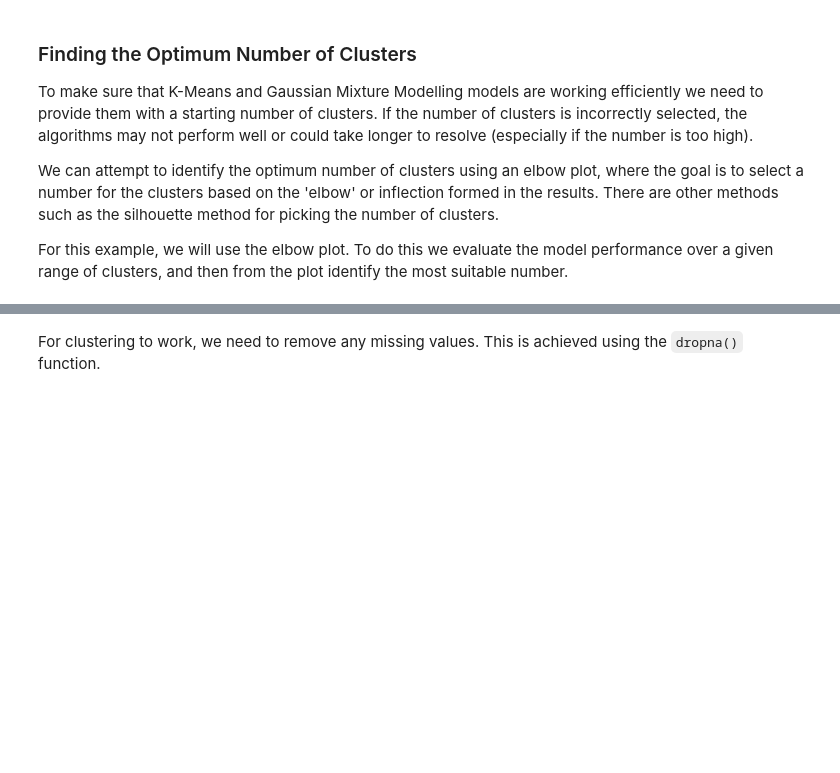
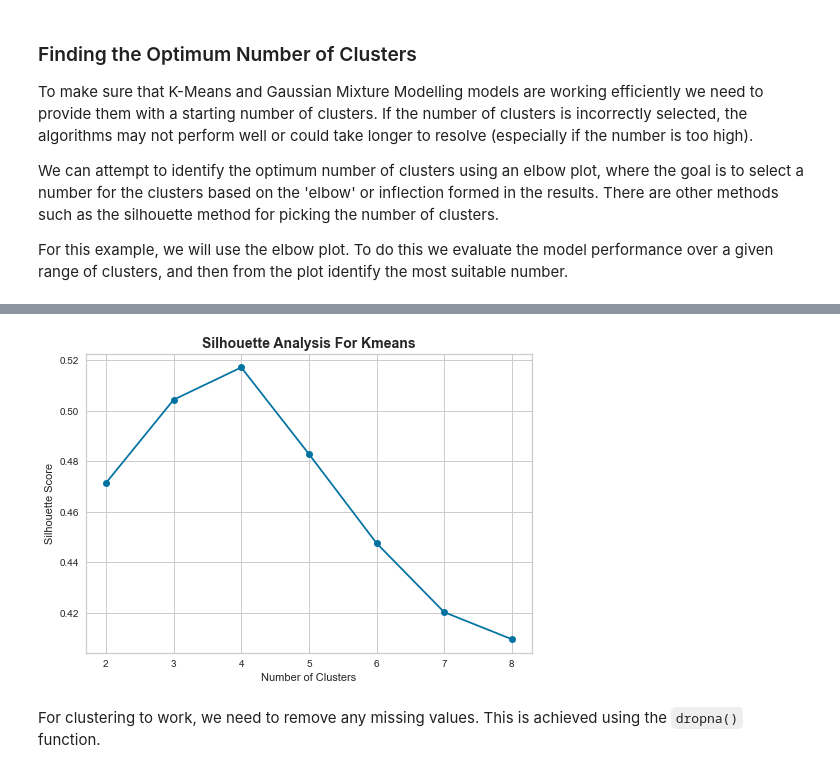
Before and after one commit to andymcdgeo/Petrophysics-Python-Series, a Jupyter notebook: 18 - Unsupervised Clustering for Lithofacies.ipynb, the cells around one changed output, grey strips where cells are left out. Cells and saved outputs as stored; diff of their text form; code cells hidden in the pictures; blank space fills up the shorter version.

```diff
--- a/18 - Unsupervised Clustering for Lithofacies.ipynb
+++ b/18 - Unsupervised Clustering for Lithofacies.ipynb
@@ -307,3 +337,30 @@ def optimise_k_means(data, max_k):
+# %%
+from sklearn.metrics import silhouette_score
+
+def optimise_k_means_sillouette(data, max_k):
+    means = []
+    silhouette_avg = []
+
+    range_n_clusters = [2, 3, 4, 5, 6, 7, 8]
+    silhouette_avg = []
+    for num_clusters in range_n_clusters:
+
+        # initialise kmeans
+        kmeans = KMeans(n_clusters=num_clusters)
+        kmeans.fit(data)
+        cluster_labels = kmeans.labels_
+
+        # silhouette score
+        silhouette_avg.append(silhouette_score(data, cluster_labels))
+    plt.plot(range_n_clusters,silhouette_avg, 'bo-')
+    plt.xlabel("Number of Clusters")
+    plt.ylabel('Silhouette Score')
+    plt.title('Silhouette Analysis For Kmeans', fontsize=14, fontweight='bold')
+    plt.show()
+
+optimise_k_means_sillouette(workingdf[['GR', 'RHOB', 'NPHI', 'DTC']], 5)
+# %% [output]
+[figure, added]
 # %% [markdown]
 For clustering to work, we need to remove any missing values. This is achieved using the `dropna()` function.
 # %%
```
Also changed, not shown: parts of 1 cell of this notebook, 14 other files.
